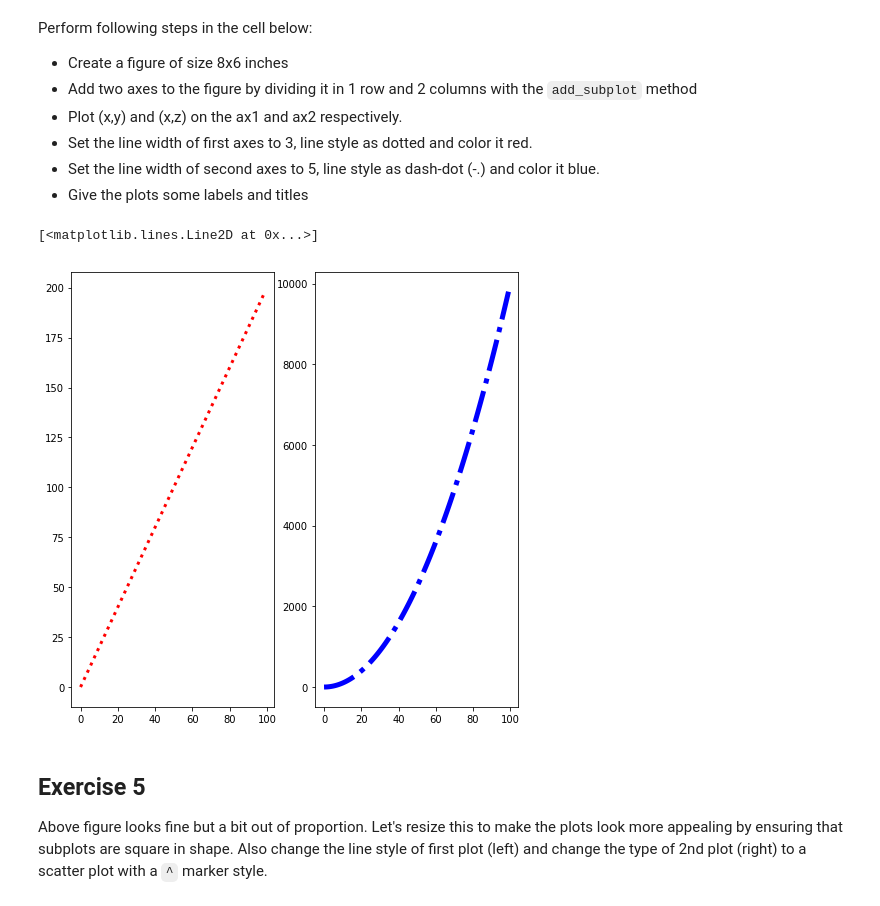
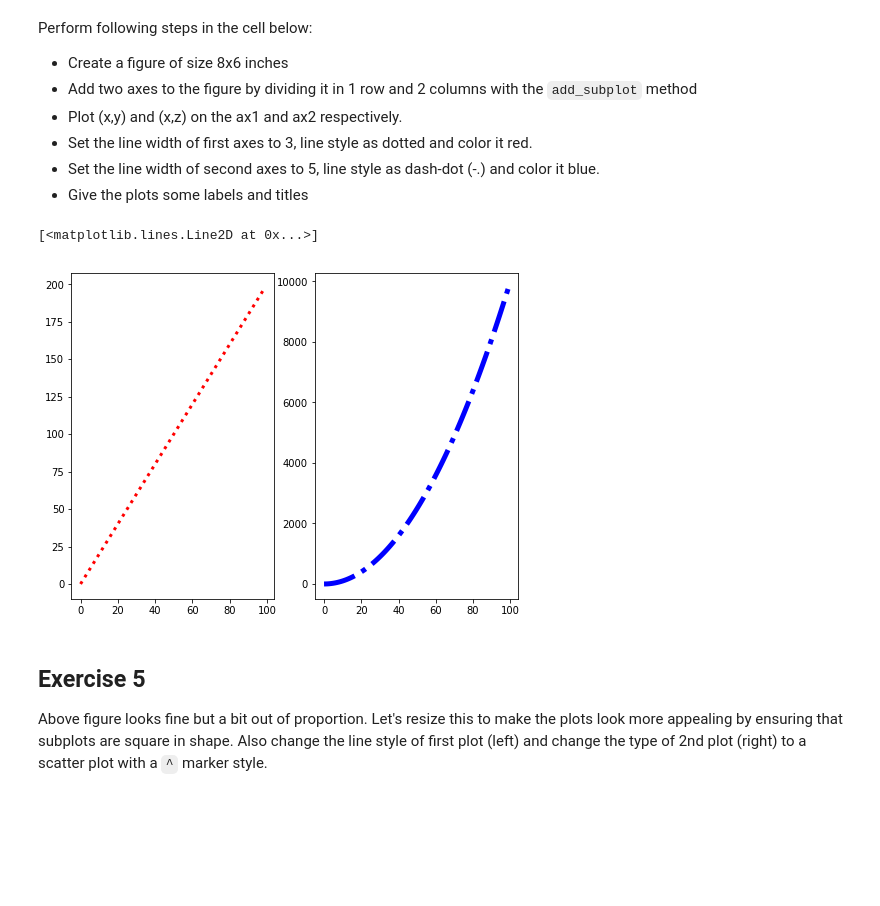
Before and after one commit to jmt0221/dsc-more-practice-with-matplotlib-lab-nyc-ds-082619, a Jupyter notebook: index.ipynb, the cells around one changed output. Cells and saved outputs as stored; diff of their text form; code cells hidden in the pictures; blank space fills up the shorter version.

```diff
--- a/index.ipynb
+++ b/index.ipynb
@@ -116,14 +116,14 @@ Perform following steps in the cell below:
 * Set the line width of second axes to 5, line style as dash-dot (-.) and color it blue.
 * Give the plots some labels and titles
 # %%
-fig = plt.figure(figsize=(8,))
+fig = plt.figure(figsize=(8,6))
 ax1 = fig.add_subplot(121)
 ax2 = fig.add_subplot(122)
 ax1.plot(x,y,linewidth=3,c='red',linestyle=':')
 ax2.plot(x,z,linewidth=5,c='blue',linestyle='-.')
 # %% [output]
 [<matplotlib.lines.Line2D at 0x...>]
-[figure, old version]
+[figure, new version]
 # %% [markdown]
 ## Exercise 5
 
```
